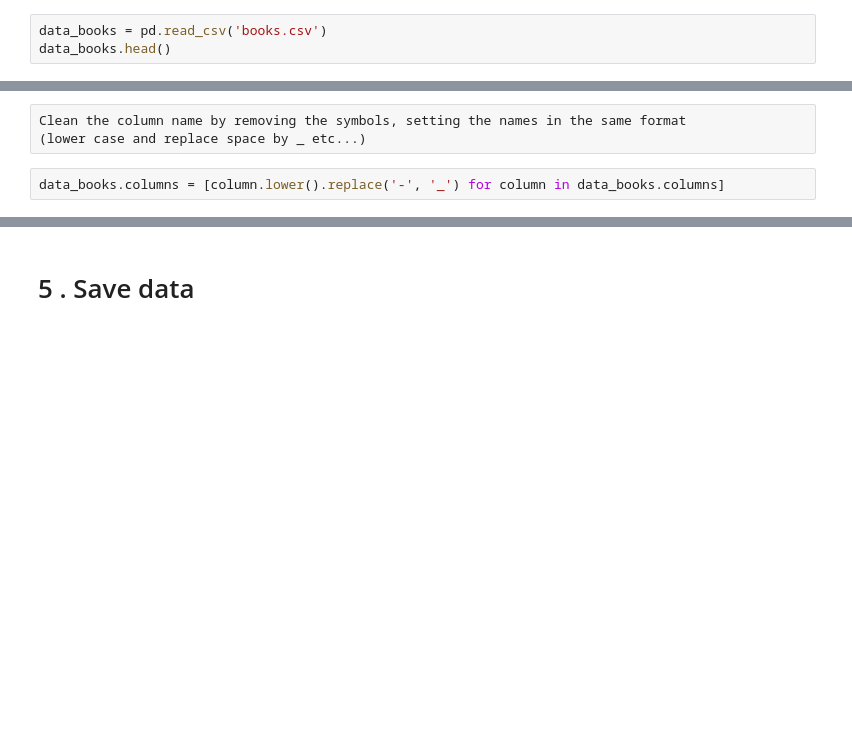
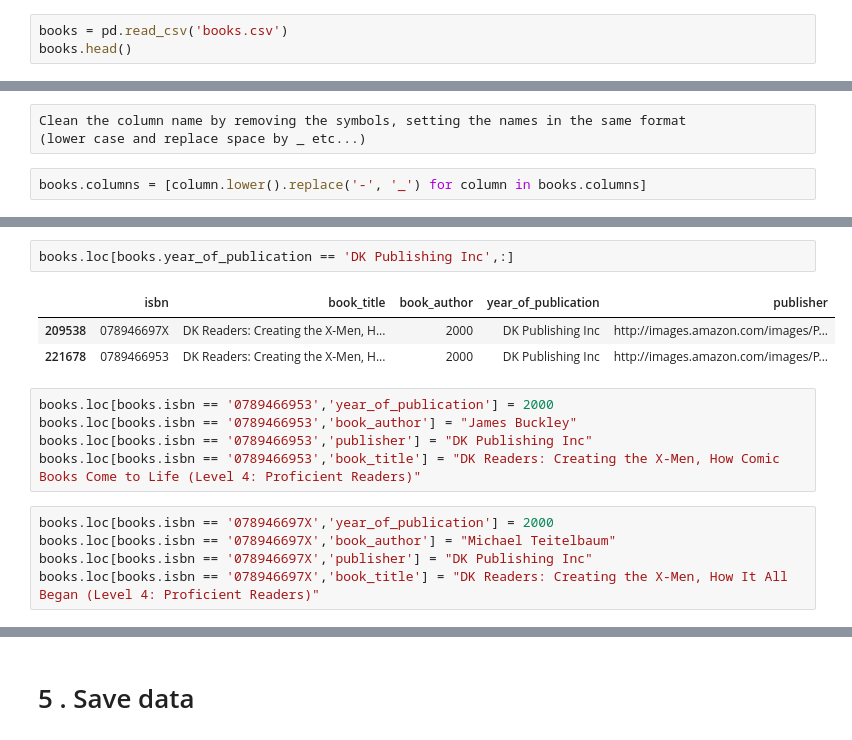
Before and after one commit to SophieHubert/Recommended-Reading, a Jupyter notebook: Working/01.1 - Data cleaning - Books.ipynb, the cells around one changed output, grey strips where cells are left out. Cells and saved outputs as stored; diff of their text form; blank space fills up the shorter version.

```diff
--- a/Working/01.1 - Data cleaning - Books.ipynb
+++ b/Working/01.1 - Data cleaning - Books.ipynb
@@ -29,8 +31,8 @@ pd.options.display.max_columns = 1000
 # %% [markdown]
 # 2  . Import Data
 # %%
-data_books = pd.read_csv('books.csv')
-data_books.head()
+books = pd.read_csv('books.csv')
+books.head()
 # %% [output]
 |  | ISBN | Book-Title | Book-Author | Year-Of-Publication | Publisher | Image-URL-S | Image-URL-M | ... |
 | 0 | 0195153448 | Classical Mythology | Mark P. O. Morford | 2002 | Oxford University Press | http://images.amazon.com/images/P... | http://images.amazon.com/images/P... | ... |
@@ -107,6 +109,6 @@ dtype: int64
 Clean the column name by removing the symbols, setting the names in the same format
 (lower case and replace space by _ etc...)
 # %%
-data_books.columns = [column.lower().replace('-', '_') for column in data_books.columns]
+books.columns = [column.lower().replace('-', '_') for column in books.columns]
 # %%
 # Check the column
@@ -122,0 +135,16 @@ list(data_books.columns)
+# %%
+books.loc[books.year_of_publication == 'DK Publishing Inc',:]
+# %% [output]
+|  | isbn | book_title | book_author | year_of_publication | publisher |
+| 209538 | 078946697X | DK Readers: Creating the X-Men, H... | 2000 | DK Publishing Inc | http://images.amazon.com/images/P... |
+| 221678 | 0789466953 | DK Readers: Creating the X-Men, H... | 2000 | DK Publishing Inc | http://images.amazon.com/images/P... |
+# %%
+books.loc[books.isbn == '0789466953','year_of_publication'] = 2000
+books.loc[books.isbn == '0789466953','book_author'] = "James Buckley"
+books.loc[books.isbn == '0789466953','publisher'] = "DK Publishing Inc"
+books.loc[books.isbn == '0789466953','book_title'] = "DK Readers: Creating the X-Men, How Comic Books Come to Life (Level 4: Proficient Readers)"
+# %%
+books.loc[books.isbn == '078946697X','year_of_publication'] = 2000
+books.loc[books.isbn == '078946697X','book_author'] = "Michael Teitelbaum"
+books.loc[books.isbn == '078946697X','publisher'] = "DK Publishing Inc"
+books.loc[books.isbn == '078946697X','book_title'] = "DK Readers: Creating the X-Men, How It All Began (Level 4: Proficient Readers)"
```
Also changed, not shown: parts of 30 cells of this notebook, 6 other files.
